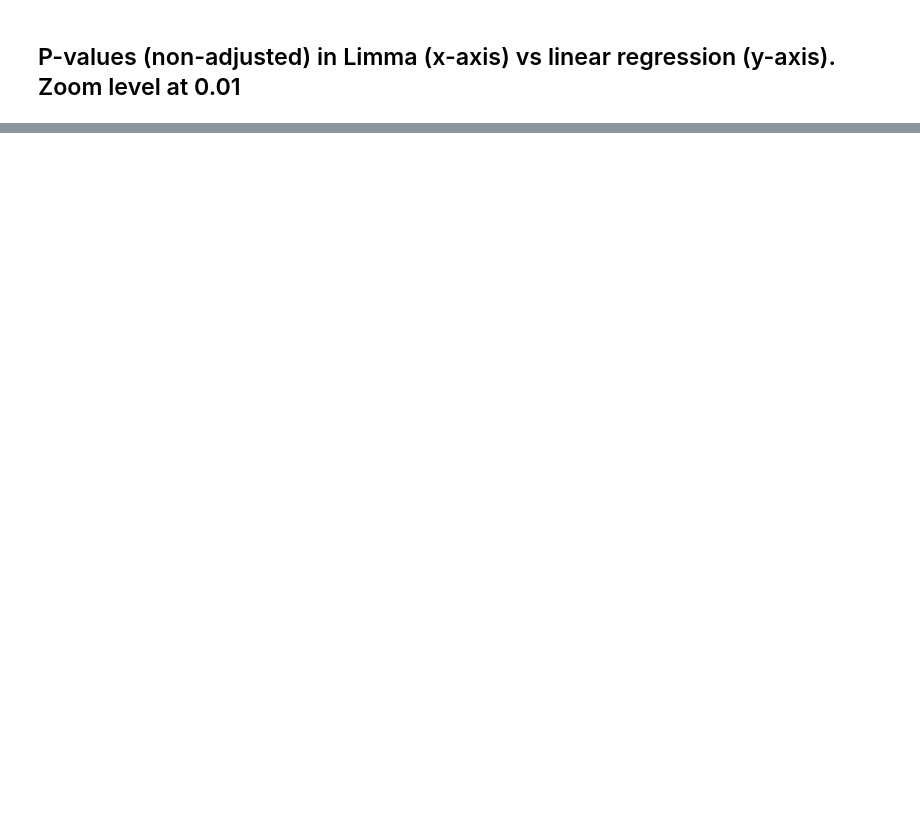
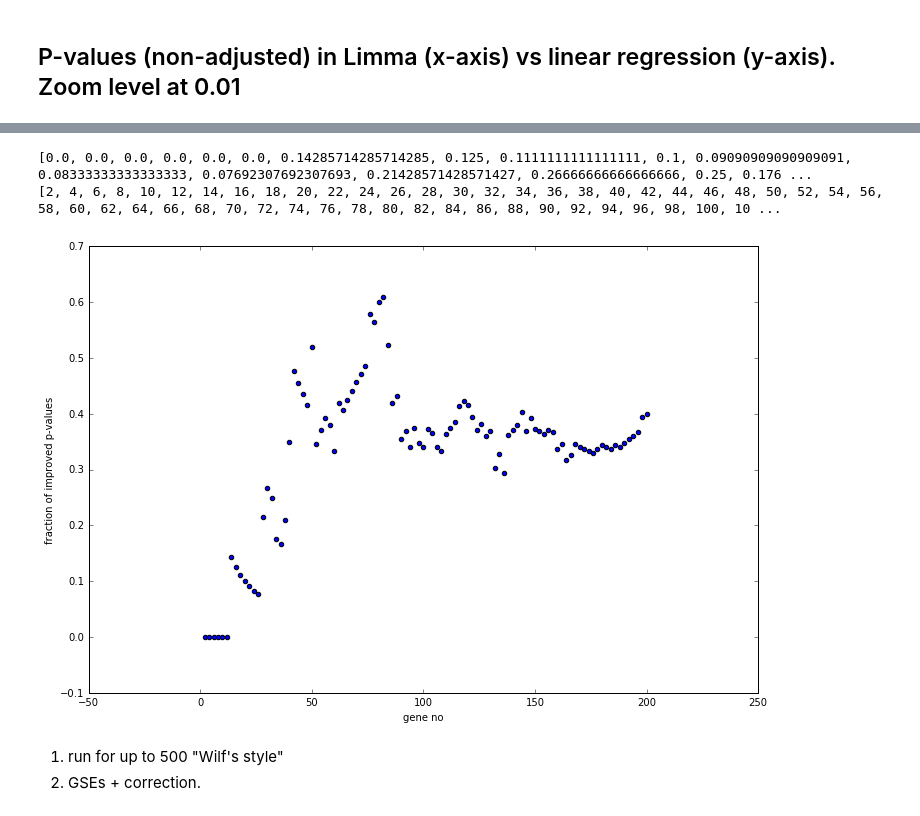
Before and after one commit to picrin/phdAll, a Jupyter notebook: masterBlood.ipynb, the cells around one changed output, grey strips where cells are left out. Drawn from its saved outputs; the diff is of its cells as text; code cells hidden in the pictures; blank space fills up the shorter version.

Commit message:
running more experiments according to Simon's suggestions

```diff
--- a/masterBlood.ipynb
+++ b/masterBlood.ipynb
@@ -941,0 +1067,4 @@ plt.ylim(limits)
+# %%
+r = runExperiment(DSE_check, noGenes=200, numberOfAnalyses=2)
+IMPROVED = r['result']
+TOOK = r['took']
@@ -941,0 +1074,7 @@ plt.ylim(limits)
+# %%
+if IMPROVED:
+    f = plt.figure()
+    ax = f.add_subplot(111)
+    fig = ax.scatter(range(len(IMPROVED)), sorted(IMPROVED))
+    ax.set_ylabel("fraction of improved p-values")
+    ax.set_xlabel("experiment index. All experiments were ordered")
@@ -941,0 +1083,10 @@ plt.ylim(limits)
+# %%
+results = []
+genes = []
+
+n = 100
+
+for geneNo in range(2, 2 * n + 2, 2):
+    r = runExperiment(DSE_check, noGenes=geneNo, numberOfAnalyses=1, randomise=False)
+    results.append(r["result"][0])
+    genes.append(geneNo)
@@ -941,0 +1111,14 @@ plt.ylim(limits)
+# %%
+print(results)
+print(genes)
+
+if results:
+    f = plt.figure()
+    ax = f.add_subplot(111)
+    fig = ax.scatter(genes, results)
+    ax.set_ylabel("fraction of improved p-values")
+    ax.set_xlabel("gene no")
+# %% [output]
+[0.0, 0.0, 0.0, 0.0, 0.0, 0.0, 0.14285714285714285, 0.125, 0.1111111111111111, 0.1, 0.09090909090909091, 0.08333333333333333, 0.07692307692307693, 0.21428571428571427, 0.26666666666666666, 0.25, 0.176 ...
+[2, 4, 6, 8, 10, 12, 14, 16, 18, 20, 22, 24, 26, 28, 30, 32, 34, 36, 38, 40, 42, 44, 46, 48, 50, 52, 54, 56, 58, 60, 62, 64, 66, 68, 70, 72, 74, 76, 78, 80, 82, 84, 86, 88, 90, 92, 94, 96, 98, 100, 10 ...
+[figure, added]
@@ -941,0 +1129,3 @@ plt.ylim(limits)
+# %% [markdown]
+1. run for up to 500 "Wilf's style"
+2. GSEs + correction.
```
Also changed, not shown: parts of 25 cells of this notebook, 2 other files.
